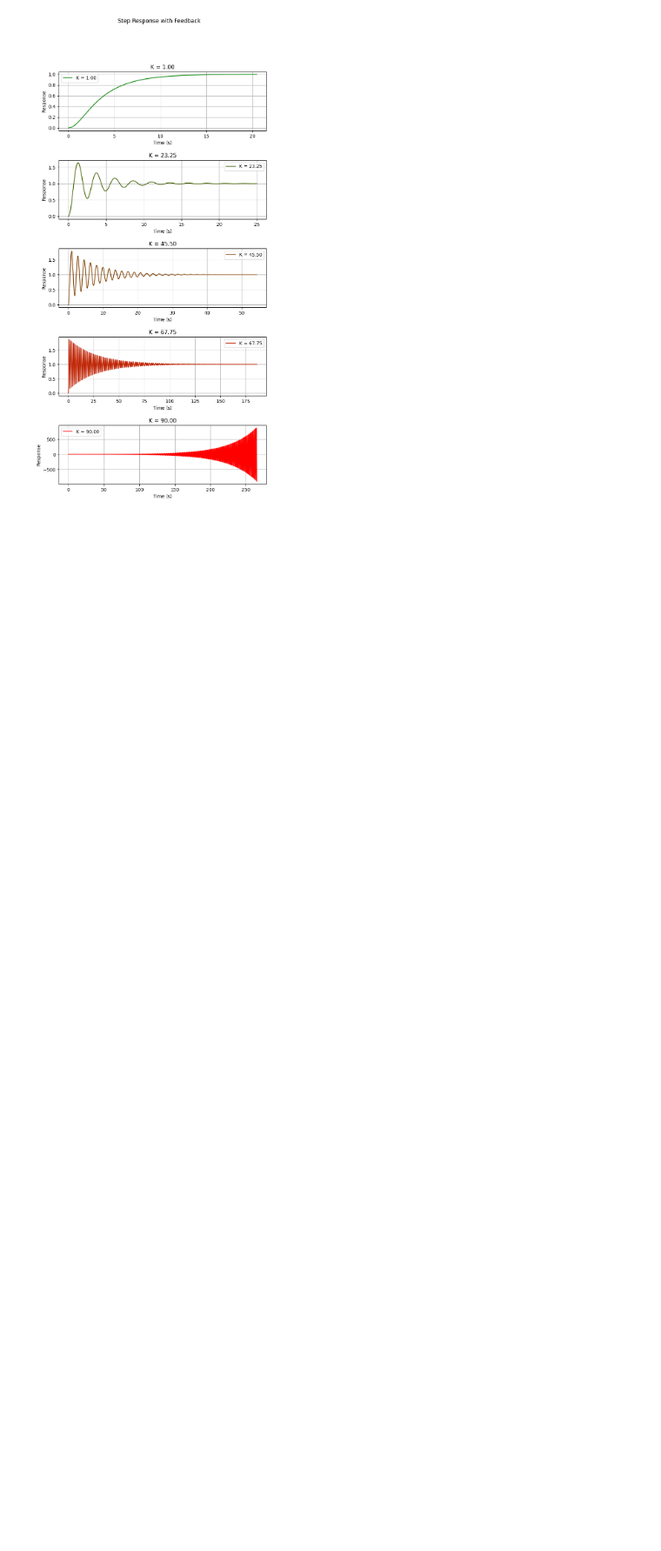
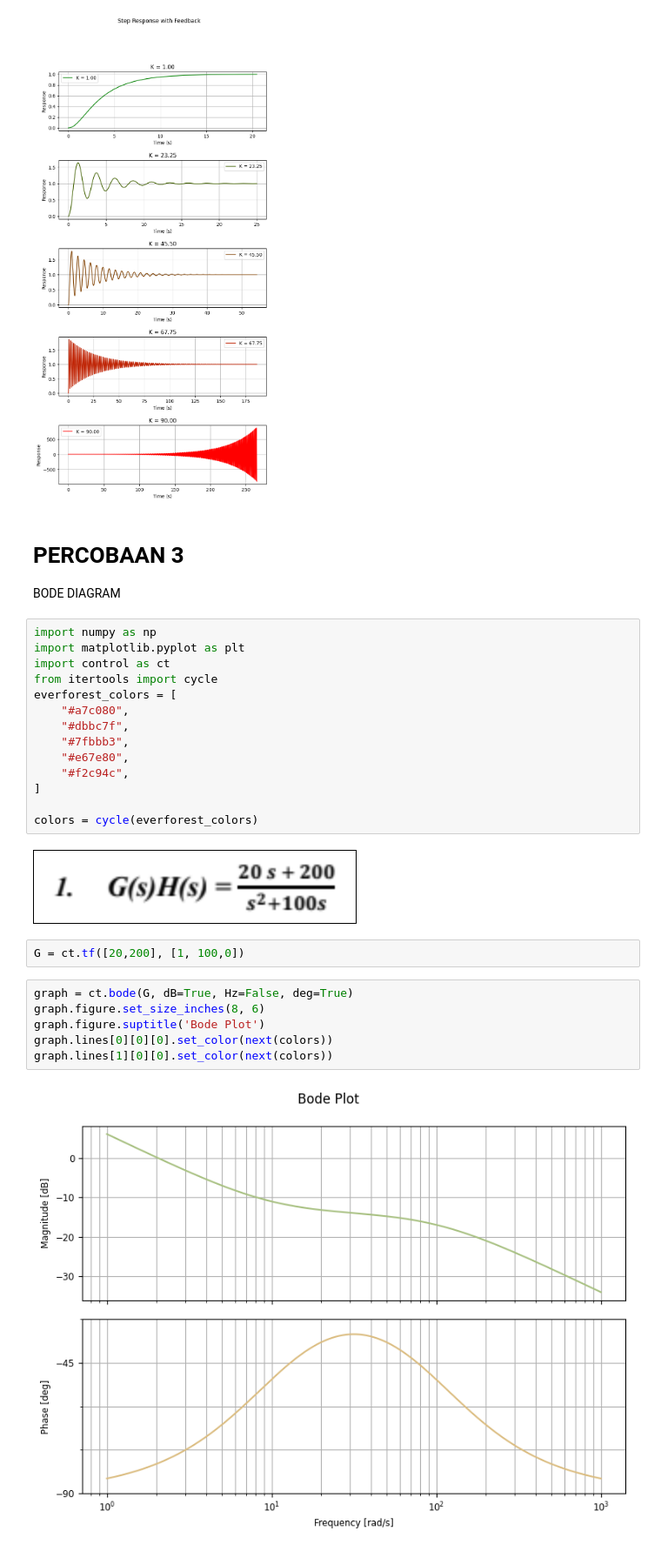
Before and after one commit to Fsyahputra/Sistem-Pengaturan, a Jupyter notebook: Percobaan1.ipynb, the cells around one changed output. Shown at 87% size. Saved outputs shown, nothing was run; the diff lists cells and outputs as text; blank space fills up the shorter version.

Commit message:
Mengerjakan Percobaan 3

```diff
--- a/Percobaan1.ipynb
+++ b/Percobaan1.ipynb
@@ -561,3 +561,34 @@ for i, (k, a, color) in enumerate(zip(K, Alphas, colors)):
 plt.show()
 # %% [output]
 [figure]
+# %% [markdown]
+# PERCOBAAN 3
+
+BODE DIAGRAM
+# %%
+import numpy as np
+import matplotlib.pyplot as plt
+import control as ct
+from itertools import cycle
+everforest_colors = [
+    "#a7c080",
+    "#dbbc7f",
+    "#7fbbb3",
+    "#e67e80",
+    "#f2c94c",
+]
+
+colors = cycle(everforest_colors)
+# %% [markdown]
+
+![image.png](attachment:image.png)
+# %%
+G = ct.tf([20,200], [1, 100,0])
+# %%
+graph = ct.bode(G, dB=True, Hz=False, deg=True)
+graph.figure.set_size_inches(8, 6)
+graph.figure.suptitle('Bode Plot')
+graph.lines[0][0][0].set_color(next(colors))
+graph.lines[1][0][0].set_color(next(colors))
+# %% [output]
+[figure, added]
```
Also changed, not shown: parts of 7 cells of this notebook.
